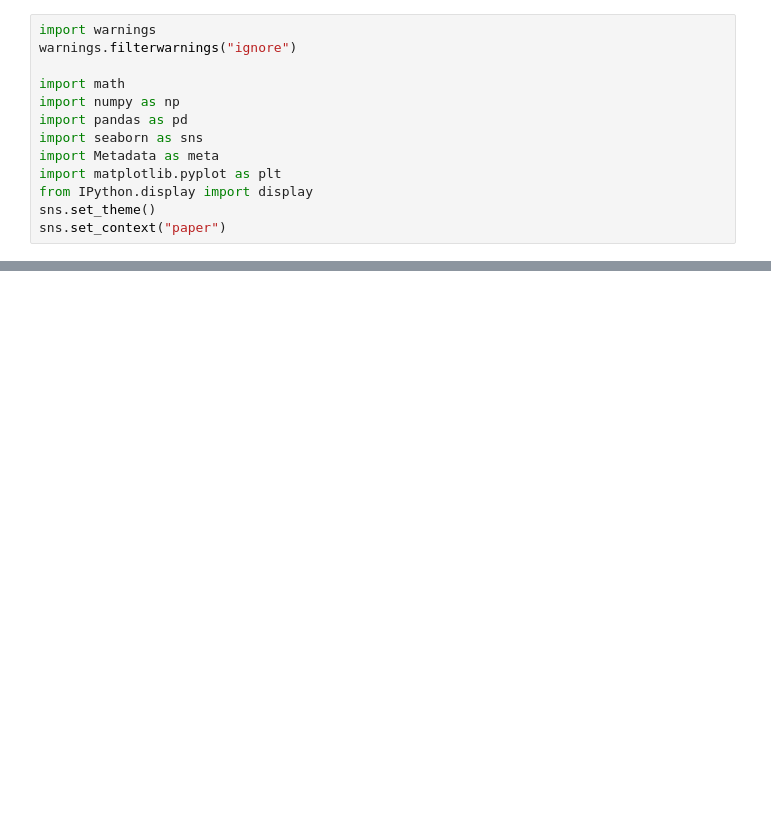
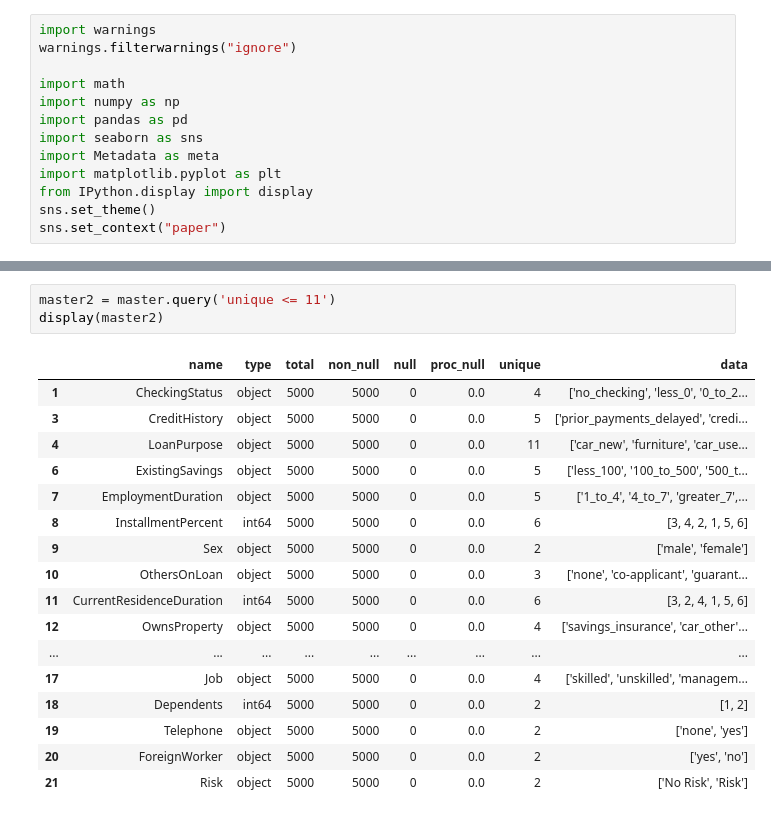
Before and after one commit to kriss024/Python, a Jupyter notebook: DataFrame Metadata.ipynb, the cells around one changed output, grey strips where cells are left out. Saved outputs shown, nothing was run; the diff lists cells and outputs as text; blank space fills up the shorter version.

```diff
--- a/DataFrame Metadata.ipynb
+++ b/DataFrame Metadata.ipynb
@@ -129,0 +93,21 @@ print(iv)
+# %%
+master2 = master.query('unique <= 11')
+display(master2)
+# %% [output]
+|  | name | type | total | non_null | null | proc_null | unique | data |
+| 1 | CheckingStatus | object | 5000 | 5000 | 0 | 0.0 | 4 | ['no_checking', 'less_0', '0_to_2... |
+| 3 | CreditHistory | object | 5000 | 5000 | 0 | 0.0 | 5 | ['prior_payments_delayed', 'credi... |
+| 4 | LoanPurpose | object | 5000 | 5000 | 0 | 0.0 | 11 | ['car_new', 'furniture', 'car_use... |
+| 6 | ExistingSavings | object | 5000 | 5000 | 0 | 0.0 | 5 | ['less_100', '100_to_500', '500_t... |
+| 7 | EmploymentDuration | object | 5000 | 5000 | 0 | 0.0 | 5 | ['1_to_4', '4_to_7', 'greater_7',... |
+| 8 | InstallmentPercent | int64 | 5000 | 5000 | 0 | 0.0 | 6 | [3, 4, 2, 1, 5, 6] |
+| 9 | Sex | object | 5000 | 5000 | 0 | 0.0 | 2 | ['male', 'female'] |
+| 10 | OthersOnLoan | object | 5000 | 5000 | 0 | 0.0 | 3 | ['none', 'co-applicant', 'guarant... |
+| 11 | CurrentResidenceDuration | int64 | 5000 | 5000 | 0 | 0.0 | 6 | [3, 2, 4, 1, 5, 6] |
+| 12 | OwnsProperty | object | 5000 | 5000 | 0 | 0.0 | 4 | ['savings_insurance', 'car_other'... |
+| ... | ... | ... | ... | ... | ... | ... | ... | ... |
+| 17 | Job | object | 5000 | 5000 | 0 | 0.0 | 4 | ['skilled', 'unskilled', 'managem... |
+| 18 | Dependents | int64 | 5000 | 5000 | 0 | 0.0 | 2 | [1, 2] |
+| 19 | Telephone | object | 5000 | 5000 | 0 | 0.0 | 2 | ['none', 'yes'] |
+| 20 | ForeignWorker | object | 5000 | 5000 | 0 | 0.0 | 2 | ['yes', 'no'] |
+| 21 | Risk | object | 5000 | 5000 | 0 | 0.0 | 2 | ['No Risk', 'Risk'] |
```
Also changed, not shown: parts of 9 cells of this notebook, 1 other file.
